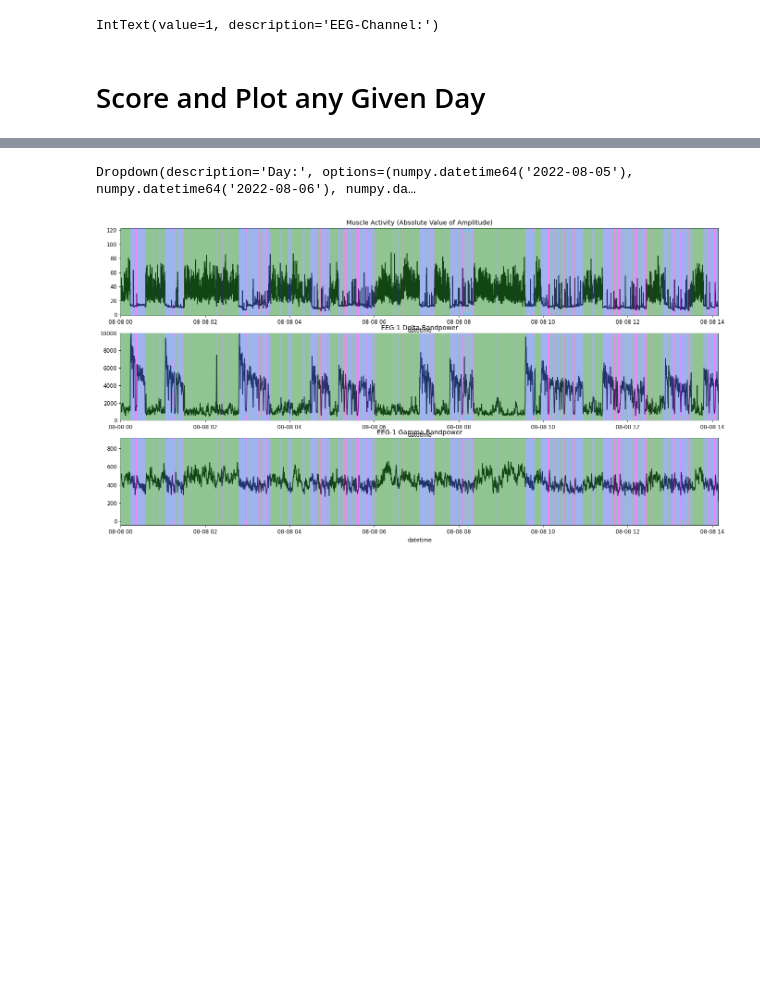
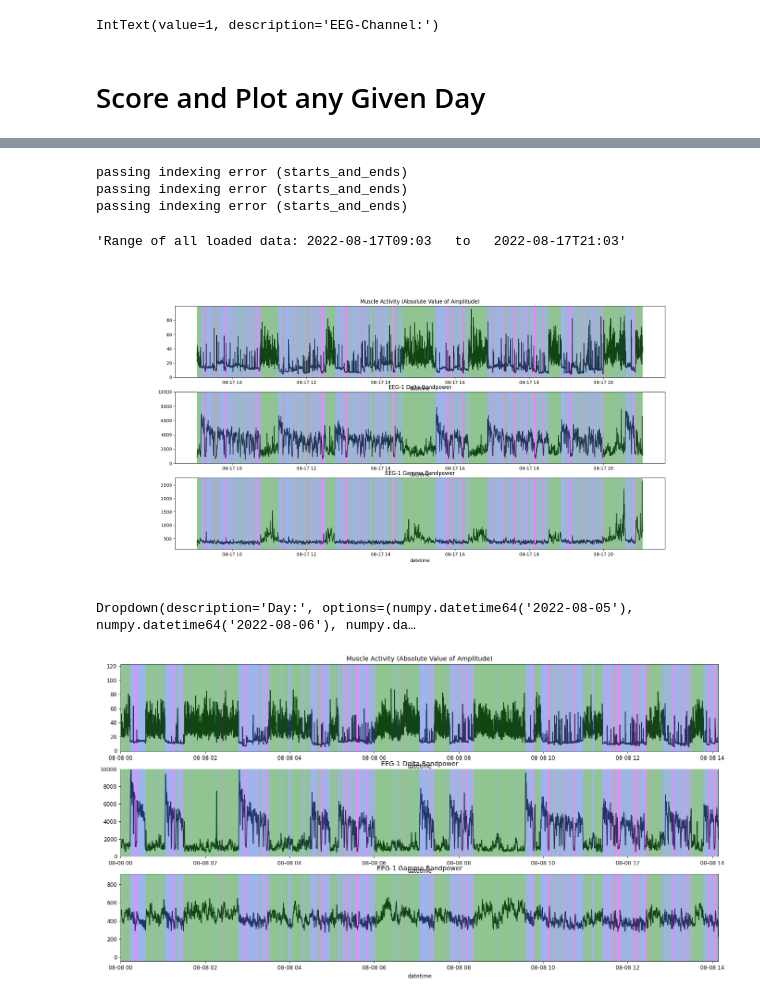
Before and after one commit to kortdriessen/acr, a Jupyter notebook: notebooks/sleep_mon.ipynb, the cells around one changed output, grey strips where cells are left out. Cells and saved outputs as stored; diff of their text form; code cells hidden in the pictures; blank space fills up the shorter version.

```diff
--- a/notebooks/sleep_mon.ipynb
+++ b/notebooks/sleep_mon.ipynb
@@ -42,12 +41,18 @@ eeg_chan
 IntText(value=1, description='EEG-Channel:')
 # %% [markdown]
 # Score and Plot any Given Day
+# %%
+subject = 'ACR_12'
+block_id = 'laser1-bl'
+eeg_chan = 1
+t1 = 0
+t2 = 43200
 # %%
-block_path  = Path('/Volumes/opto_loc/Data/' + subject.value + '/' + subject.value + '-' + block_id.value)
+block_path  = Path('/Volumes/opto_loc/Data/' + subject + '/' + subject + '-' + block_id)
 
 def load_scoring_data(emg_chan=1):
-    eeg = kd.get_data(block_path, store='EEGr', channel=[1,2])
-    emg = kd.get_data(block_path, store='EMGr', channel = [1,2], sel_chan=emg_chan)
+    eeg = kd.get_data(block_path, store='EEGr', channel=[1,2], t1=t1, t2=t2)
+    emg = kd.get_data(block_path, store='EMGr', channel = [1,2], sel_chan=emg_chan, t1=t1, t2=t2)
     return eeg, emg
 
 eeg, emg = load_scoring_data()
@@ -59,13 +68,19 @@ Using 1017.2526 Hz as SEV sampling rate for EMGr
 # %%
-def ss(eeg, emg, chan=eeg_chan.value):
-    return ssfm.ssfm_v4(eeg, emg, chan)
+def autoscore(eeg, emg, chan=eeg_chan):
+    return ss.ssfm_v4(eeg, emg, chan)
 
-hypno, fig = ss(eeg, emg)
+hypno, fig = autoscore(eeg, emg)
 
 min = eeg.datetime.values.min()
 max = eeg.datetime.values.max()
 total_days = np.arange(min.astype('datetime64[D]'), max.astype('datetime64[D]')+ np.timedelta64(1, 'D'), np.timedelta64(1, 'D'))
 "Range of all loaded data: " + str(min.astype('datetime64[m]')) + "   to   " + str(max.astype('datetime64[m]'))
+# %% [output]
+passing indexing error (starts_and_ends)
+passing indexing error (starts_and_ends)
+passing indexing error (starts_and_ends)
+'Range of all loaded data: 2022-08-17T09:03   to   2022-08-17T21:03'
+[figure, added]
 # %%
 day = wd.Dropdown(
     options=total_days,
```
Also changed, not shown: parts of 5 cells of this notebook, 4 other files.
